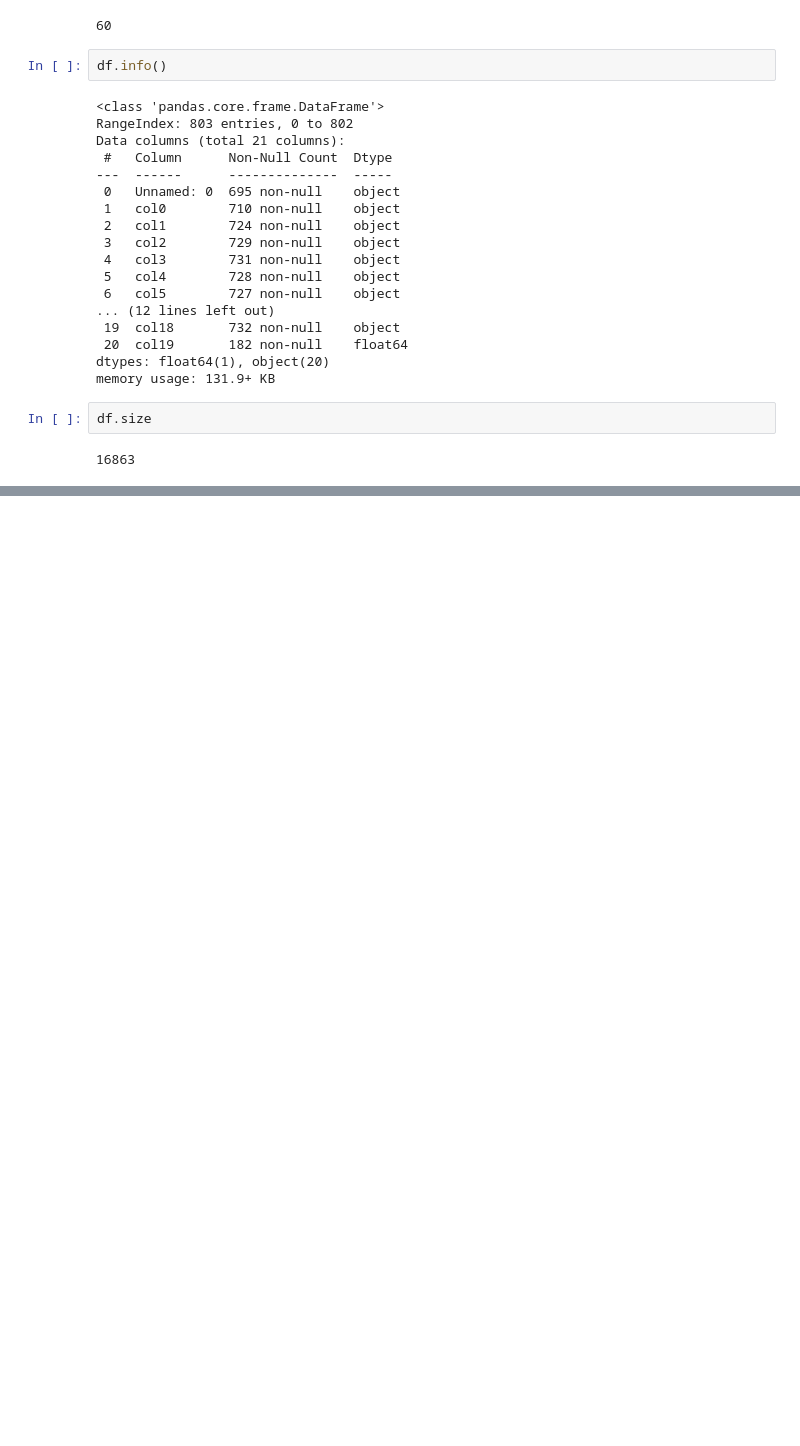
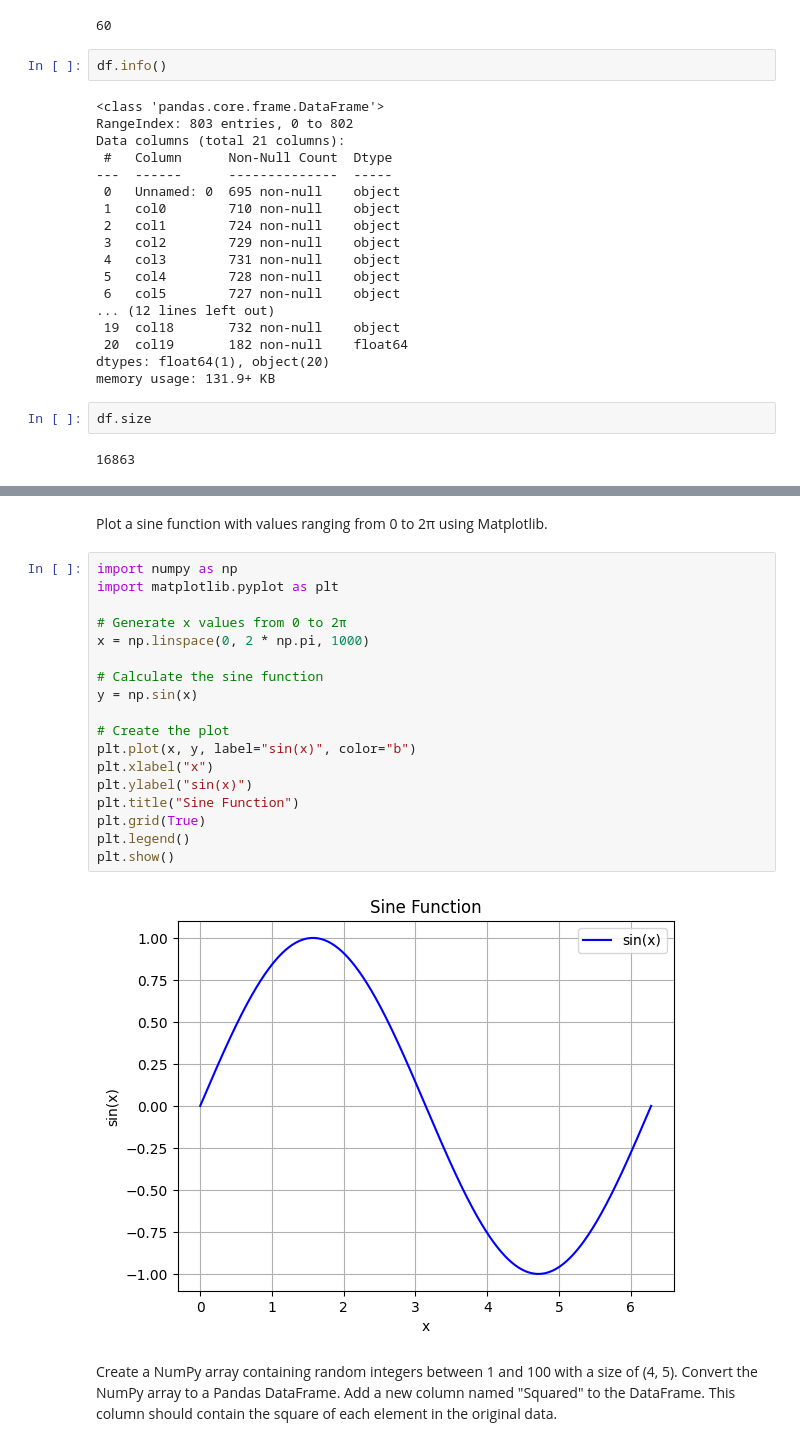
Before and after one commit to Mkrtich87/Pandas, a Jupyter notebook: Pandas_practice.ipynb, the cells around one changed output, grey strips where cells are left out. Drawn from its saved outputs; the diff is of its cells as text; blank space fills up the shorter version.

```diff
--- a/Pandas_practice.ipynb
+++ b/Pandas_practice.ipynb
@@ -111,0 +230,26 @@ new_df.corr()
+# %% [markdown]
+Plot a sine function with values ranging from 0 to 2π using Matplotlib.
+# %%
+import numpy as np
+import matplotlib.pyplot as plt
+
+# Generate x values from 0 to 2π
+x = np.linspace(0, 2 * np.pi, 1000)
+
+# Calculate the sine function
+y = np.sin(x)
+
+# Create the plot
+plt.plot(x, y, label="sin(x)", color="b")
+plt.xlabel("x")
+plt.ylabel("sin(x)")
+plt.title("Sine Function")
+plt.grid(True)
+plt.legend()
+plt.show()
+# %% [output]
+[figure, added]
+# %% [markdown]
+Create a NumPy array containing random integers between 1 and 100 with a size of (4, 5).
+Convert the NumPy array to a Pandas DataFrame.
+Add a new column named "Squared" to the DataFrame. This column should contain the square of each element in the original data.
```
Also changed, not shown: parts of 20 cells of this notebook.
